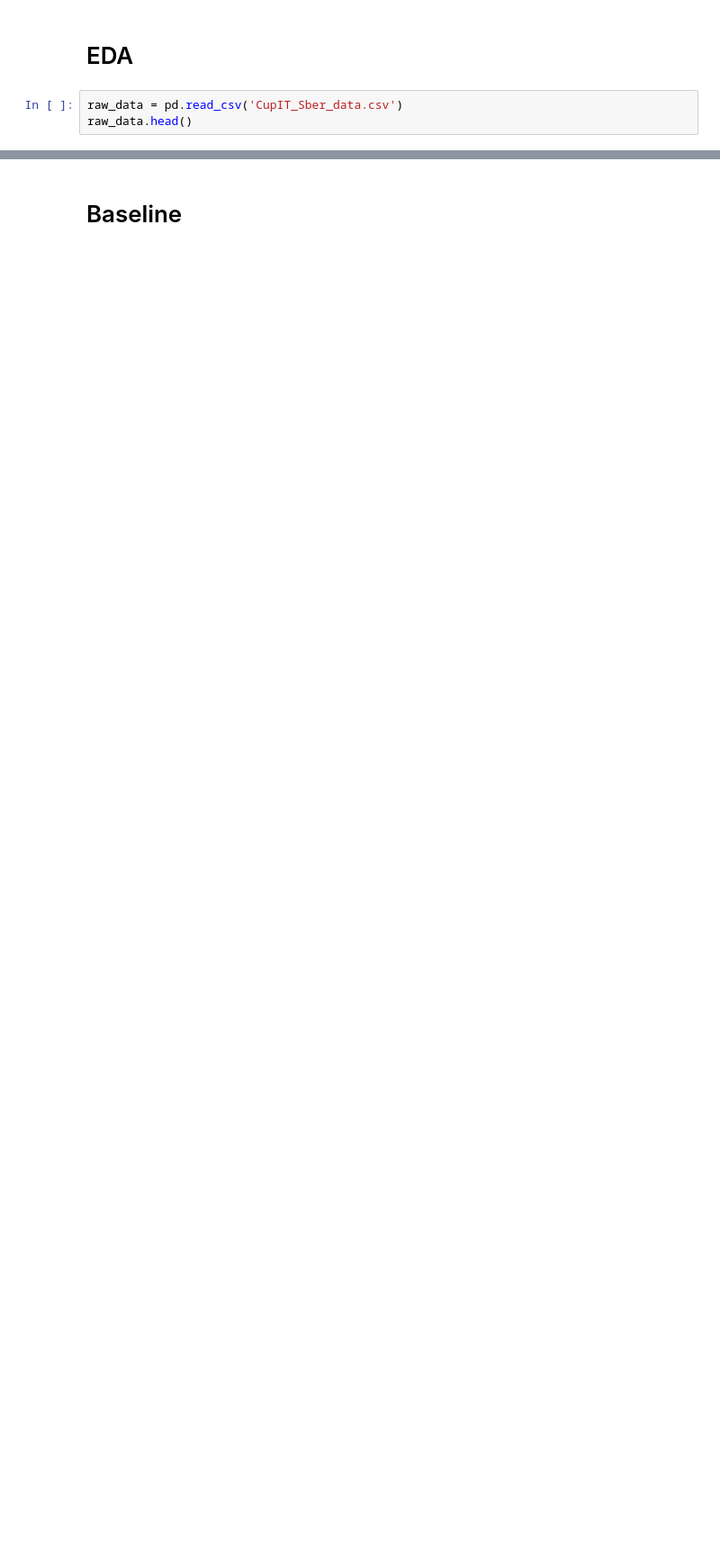
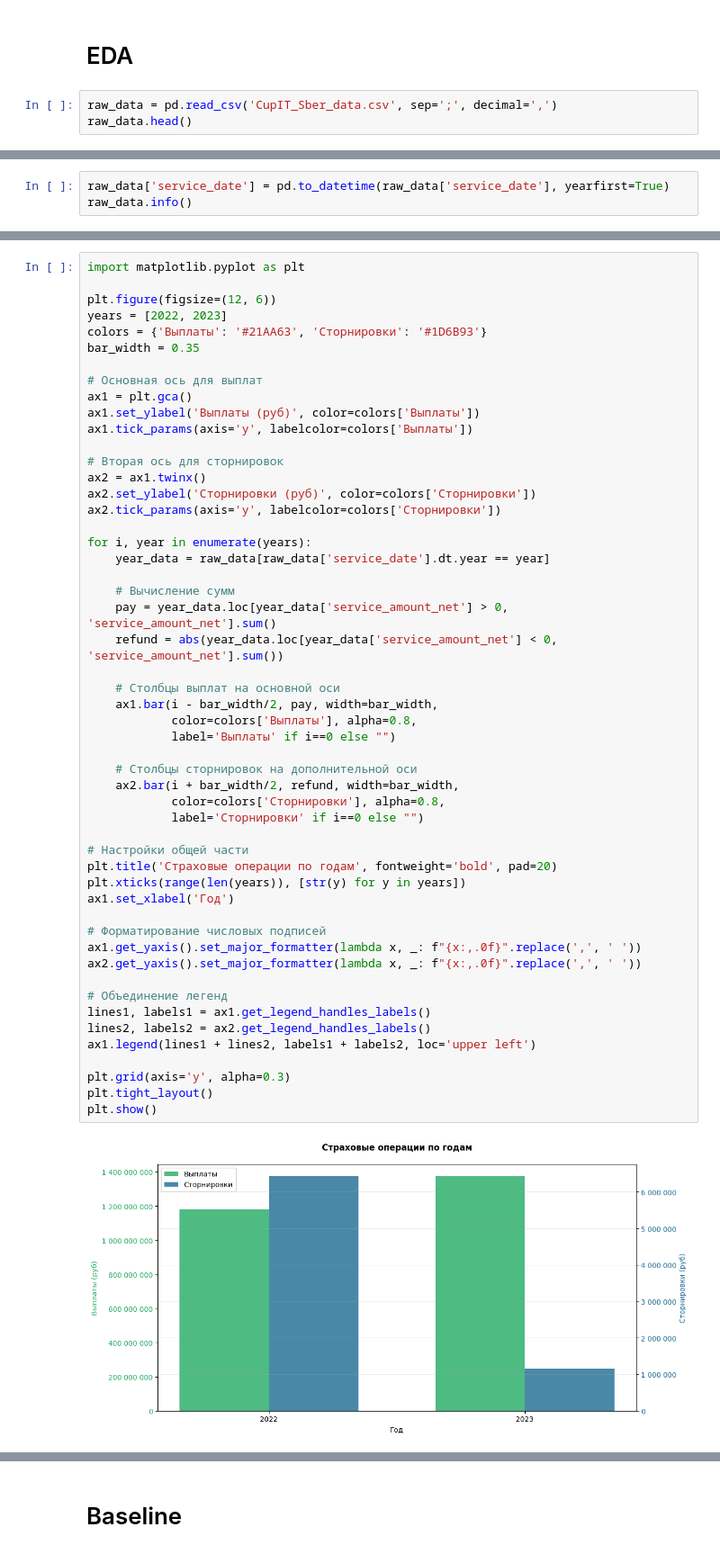
Before and after one commit to ATHigh/RiskPredict-Sber, a Jupyter notebook: solution.ipynb, the cells around one changed output, grey strips where cells are left out. Shown: that part at 90% size. Cells and saved outputs as stored; diff of their text form; blank space fills up the shorter version.

```diff
--- a/solution.ipynb
+++ b/solution.ipynb
@@ -7,6 +12,6 @@ import openpyxl
 # %% [markdown]
 # EDA
 # %%
-raw_data = pd.read_csv('CupIT_Sber_data.csv')
+raw_data = pd.read_csv('CupIT_Sber_data.csv', sep=';', decimal=',')
 raw_data.head()
 # %% [output]
@@ -13,0 +48,3 @@ ParserError: Error tokenizing data. C error: Expected 1 fields in line 50, saw 2
+# %%
+raw_data['service_date'] = pd.to_datetime(raw_data['service_date'], yearfirst=True)
+raw_data.info()
@@ -13,0 +150,54 @@ ParserError: Error tokenizing data. C error: Expected 1 fields in line 50, saw 2
+# %%
+import matplotlib.pyplot as plt
+
+plt.figure(figsize=(12, 6))
+years = [2022, 2023]
+colors = {'Выплаты': '#21AA63', 'Сторнировки': '#1D6B93'}
+bar_width = 0.35
+
+# Основная ось для выплат
+ax1 = plt.gca()
+ax1.set_ylabel('Выплаты (руб)', color=colors['Выплаты'])
+ax1.tick_params(axis='y', labelcolor=colors['Выплаты'])
+
+# Вторая ось для сторнировок
+ax2 = ax1.twinx()
+ax2.set_ylabel('Сторнировки (руб)', color=colors['Сторнировки'])
+ax2.tick_params(axis='y', labelcolor=colors['Сторнировки'])
+
+for i, year in enumerate(years):
+    year_data = raw_data[raw_data['service_date'].dt.year == year]
+
+    # Вычисление сумм
+    pay = year_data.loc[year_data['service_amount_net'] > 0, 'service_amount_net'].sum()
+    refund = abs(year_data.loc[year_data['service_amount_net'] < 0, 'service_amount_net'].sum())
+
+    # Столбцы выплат на основной оси
+    ax1.bar(i - bar_width/2, pay, width=bar_width,
+            color=colors['Выплаты'], alpha=0.8,
+            label='Выплаты' if i==0 else "")
+
+    # Столбцы сторнировок на дополнительной оси
+    ax2.bar(i + bar_width/2, refund, width=bar_width,
+            color=colors['Сторнировки'], alpha=0.8,
+            label='Сторнировки' if i==0 else "")
+
+# Настройки общей части
+plt.title('Страховые операции по годам', fontweight='bold', pad=20)
+plt.xticks(range(len(years)), [str(y) for y in years])
+ax1.set_xlabel('Год')
+
+# Форматирование числовых подписей
+ax1.get_yaxis().set_major_formatter(lambda x, _: f"{x:,.0f}".replace(',', ' '))
+ax2.get_yaxis().set_major_formatter(lambda x, _: f"{x:,.0f}".replace(',', ' '))
+
+# Объединение легенд
+lines1, labels1 = ax1.get_legend_handles_labels()
+lines2, labels2 = ax2.get_legend_handles_labels()
+ax1.legend(lines1 + lines2, labels1 + labels2, loc='upper left')
+
+plt.grid(axis='y', alpha=0.3)
+plt.tight_layout()
+plt.show()
+# %% [output]
+[figure, added]
```
Also changed, not shown: parts of 48 cells of this notebook.
